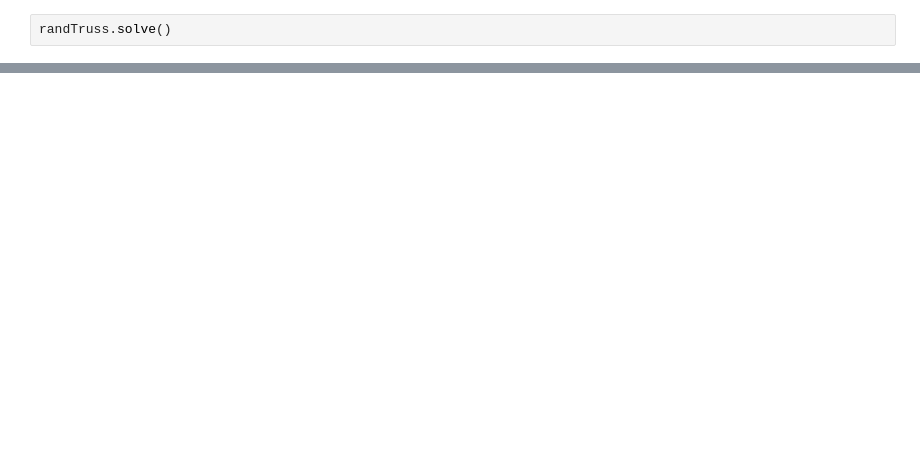
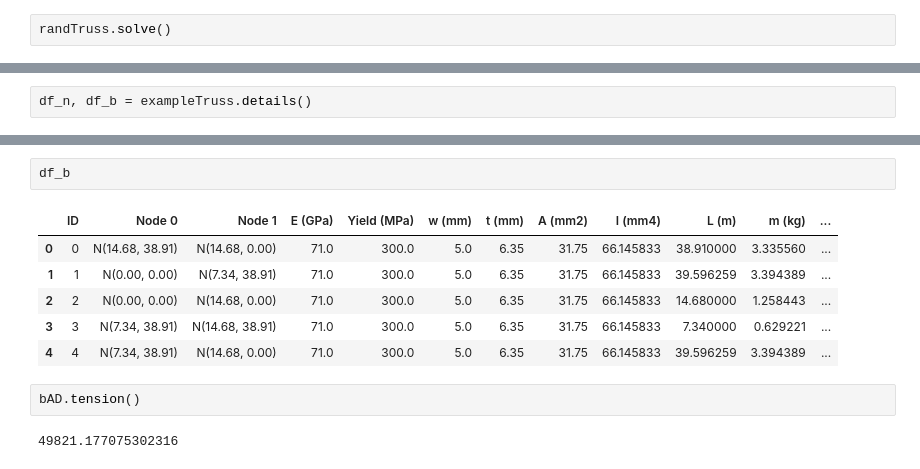
Before and after one commit to dev10110/AVD_Initial_Sizing, a Jupyter notebook: Detailed_Design/truss.ipynb, the cells around one changed output, grey strips where cells are left out. Saved outputs shown, nothing was run; the diff lists cells and outputs as text; blank space fills up the shorter version.

```diff
--- a/Detailed_Design/truss.ipynb
+++ b/Detailed_Design/truss.ipynb
@@ -118,0 +170,2 @@ df_b
+# %%
+df_n, df_b = exampleTruss.details()
@@ -118,0 +180,13 @@ df_b
+# %%
+df_b
+# %% [output]
+|  | ID | Node 0 | Node 1 | E (GPa) | Yield (MPa) | w (mm) | t (mm) | A (mm2) | I (mm4) | L (m) | m (kg) | ... |
+| 0 | 0 | N(14.68, 38.91) | N(14.68, 0.00) | 71.0 | 300.0 | 5.0 | 6.35 | 31.75 | 66.145833 | 38.910000 | 3.335560 | ... |
+| 1 | 1 | N(0.00, 0.00) | N(7.34, 38.91) | 71.0 | 300.0 | 5.0 | 6.35 | 31.75 | 66.145833 | 39.596259 | 3.394389 | ... |
+| 2 | 2 | N(0.00, 0.00) | N(14.68, 0.00) | 71.0 | 300.0 | 5.0 | 6.35 | 31.75 | 66.145833 | 14.680000 | 1.258443 | ... |
+| 3 | 3 | N(7.34, 38.91) | N(14.68, 38.91) | 71.0 | 300.0 | 5.0 | 6.35 | 31.75 | 66.145833 | 7.340000 | 0.629221 | ... |
+| 4 | 4 | N(7.34, 38.91) | N(14.68, 0.00) | 71.0 | 300.0 | 5.0 | 6.35 | 31.75 | 66.145833 | 39.596259 | 3.394389 | ... |
+# %%
+bAD.tension()
+# %% [output]
+49821.177075302316
```
Also changed, not shown: parts of 39 cells of this notebook, 7 other files.
